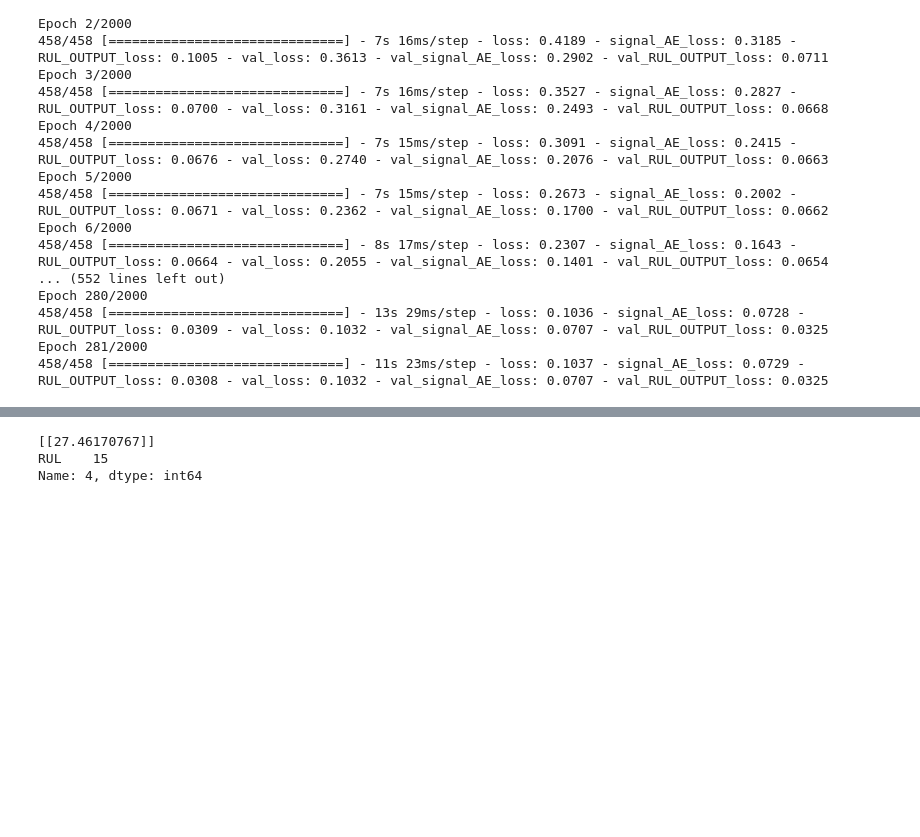
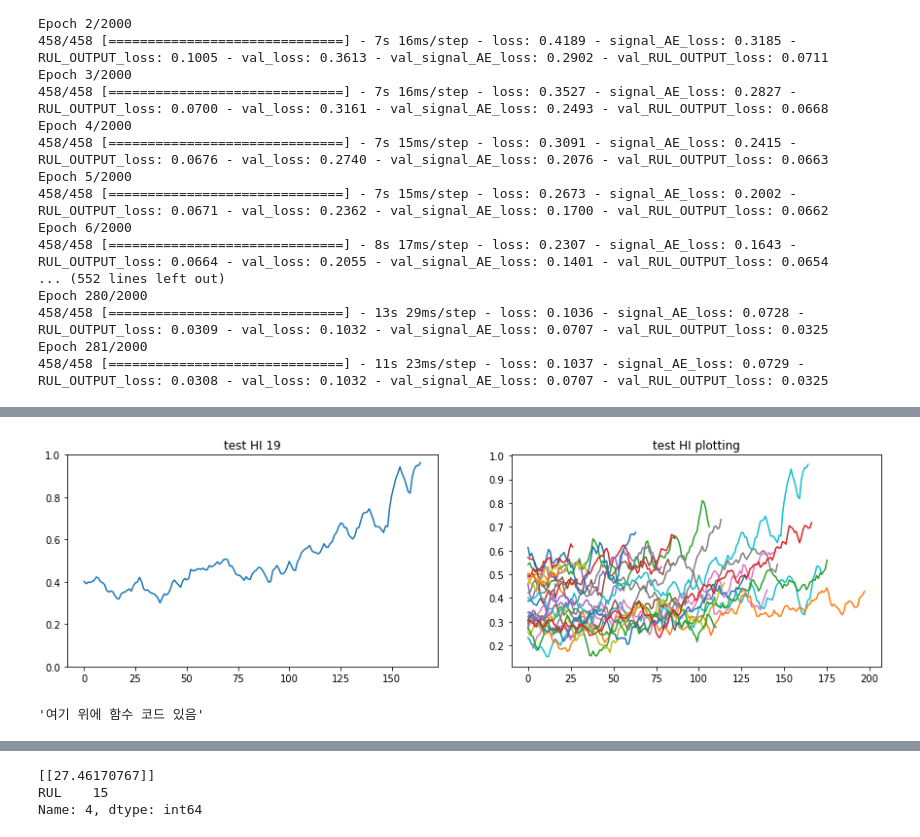
Before and after one commit to kEEPpp/PHM-Competition, a Jupyter notebook: CMAPSS/LSTM_FEAE.ipynb, the cells around one changed output, grey strips where cells are left out. Saved outputs shown, nothing was run; the diff lists cells and outputs as text; code cells hidden in the pictures; blank space fills up the shorter version.

```diff
--- a/CMAPSS/LSTM_FEAE.ipynb
+++ b/CMAPSS/LSTM_FEAE.ipynb
@@ -381,0 +416,18 @@ array([[0.38681522],
+# %%
+k = 19
+before = test_INDEX[k]
+after = test_INDEX[k+1]
+
+fig, ax = plt.subplots(1,2,figsize = (15,4))
+ax[0].plot(test_HI[before:after])
+ax[0].set_title(f'test HI {k}')
+ax[0].set_ylim(0,1)
+
+for i in range(25):
+    before = test_INDEX[i]
+    after = test_INDEX[i+1]
+    ax[1].plot(test_HI[before:after])
+ax[1].set_title(f"test HI plotting")
+plt.show()
+# %% [output]
+[figure, added]
@@ -381,0 +481,4 @@ array([[0.38681522],
+# %%
+'''여기 위에 함수 코드 있음'''
+# %% [output]
+'여기 위에 함수 코드 있음'
```
Also changed, not shown: parts of 32 cells of this notebook.
